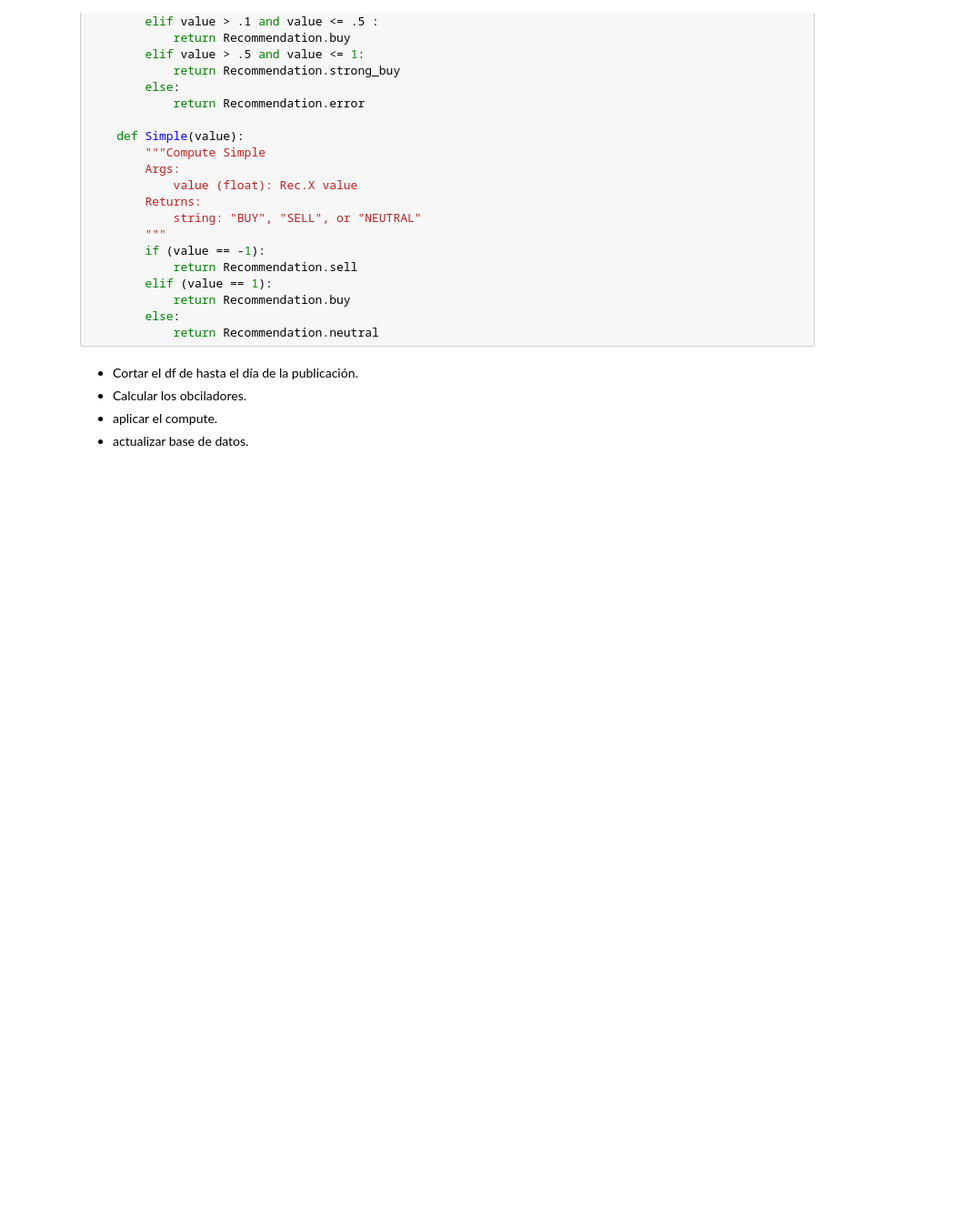
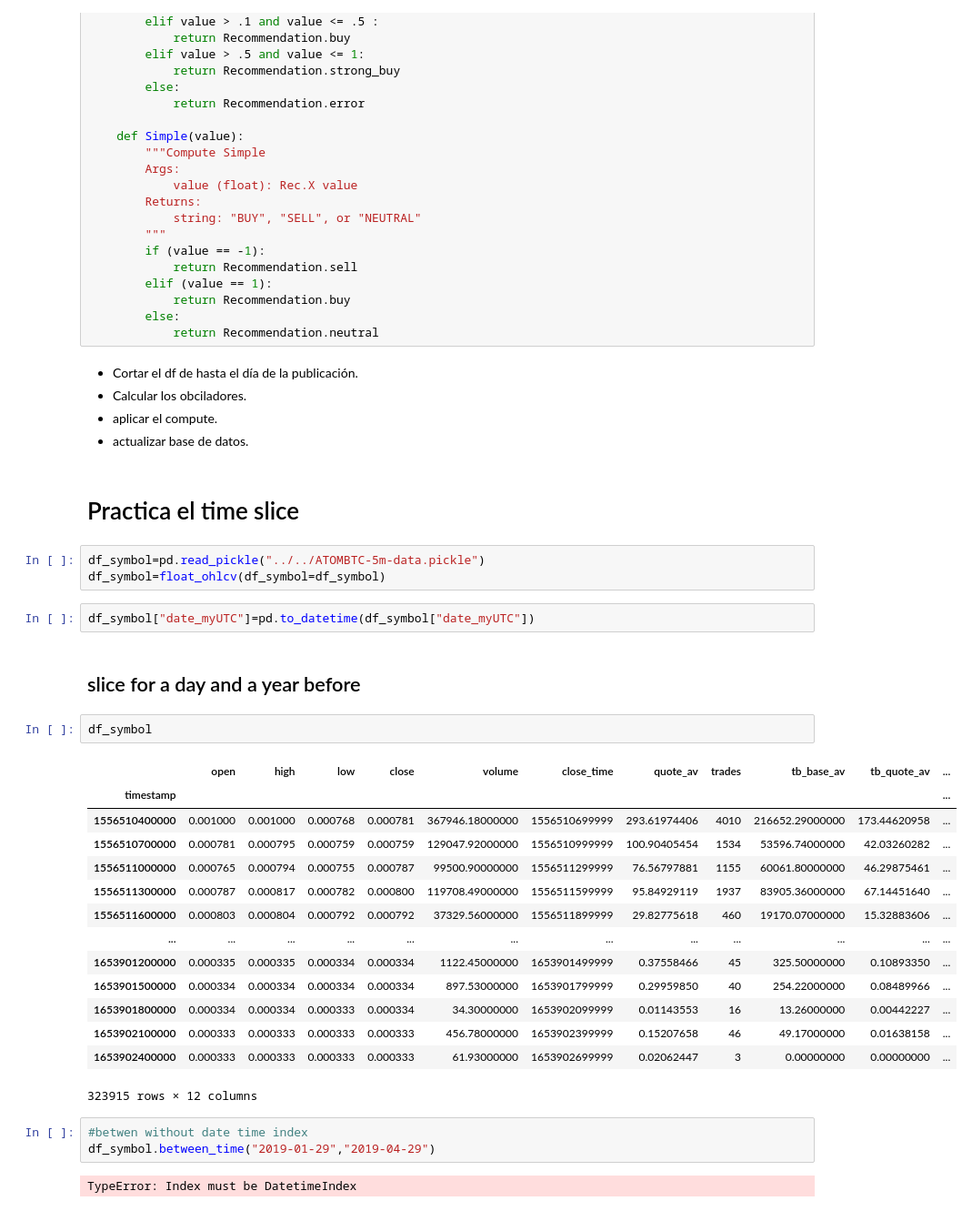
Before and after one commit to joankenobi/analisis_de_datos_copy_trading, a Jupyter notebook: Proyecto/notebooks/analisis_de_datos_prueba.ipynb, the cells around one changed output. Shown at 91% size. Drawn from its saved outputs; the diff is of its cells as text; blank space fills up the shorter version.

Commit message:
funcion de slice time creado en notebook

```diff
--- a/Proyecto/notebooks/analisis_de_datos_prueba.ipynb
+++ b/Proyecto/notebooks/analisis_de_datos_prueba.ipynb
@@ -1230,3 +1237,34 @@ class Compute:
 - Calcular los obciladores.
 - aplicar el compute.
 - actualizar base de datos.
+# %% [markdown]
+# Practica el time slice
+# %%
+df_symbol=pd.read_pickle("../../ATOMBTC-5m-data.pickle")
+df_symbol=float_ohlcv(df_symbol=df_symbol)
+# %%
+df_symbol["date_myUTC"]=pd.to_datetime(df_symbol["date_myUTC"])
+# %% [markdown]
+## slice for a day and a year before
+# %%
+df_symbol
+# %% [output]
+|  | open | high | low | close | volume | close_time | quote_av | trades | tb_base_av | tb_quote_av | ... |
+| timestamp |  |  |  |  |  |  |  |  |  |  | ... |
+| 1556510400000 | 0.001000 | 0.001000 | 0.000768 | 0.000781 | 367946.18000000 | 1556510699999 | 293.61974406 | 4010 | 216652.29000000 | 173.44620958 | ... |
+| 1556510700000 | 0.000781 | 0.000795 | 0.000759 | 0.000759 | 129047.92000000 | 1556510999999 | 100.90405454 | 1534 | 53596.74000000 | 42.03260282 | ... |
+| 1556511000000 | 0.000765 | 0.000794 | 0.000755 | 0.000787 | 99500.90000000 | 1556511299999 | 76.56797881 | 1155 | 60061.80000000 | 46.29875461 | ... |
+| 1556511300000 | 0.000787 | 0.000817 | 0.000782 | 0.000800 | 119708.49000000 | 1556511599999 | 95.84929119 | 1937 | 83905.36000000 | 67.14451640 | ... |
+| 1556511600000 | 0.000803 | 0.000804 | 0.000792 | 0.000792 | 37329.56000000 | 1556511899999 | 29.82775618 | 460 | 19170.07000000 | 15.32883606 | ... |
+| ... | ... | ... | ... | ... | ... | ... | ... | ... | ... | ... | ... |
+| 1653901200000 | 0.000335 | 0.000335 | 0.000334 | 0.000334 | 1122.45000000 | 1653901499999 | 0.37558466 | 45 | 325.50000000 | 0.10893350 | ... |
+| 1653901500000 | 0.000334 | 0.000334 | 0.000334 | 0.000334 | 897.53000000 | 1653901799999 | 0.29959850 | 40 | 254.22000000 | 0.08489966 | ... |
+| 1653901800000 | 0.000334 | 0.000334 | 0.000333 | 0.000334 | 34.30000000 | 1653902099999 | 0.01143553 | 16 | 13.26000000 | 0.00442227 | ... |
+| 1653902100000 | 0.000333 | 0.000333 | 0.000333 | 0.000333 | 456.78000000 | 1653902399999 | 0.15207658 | 46 | 49.17000000 | 0.01638158 | ... |
+| 1653902400000 | 0.000333 | 0.000333 | 0.000333 | 0.000333 | 61.93000000 | 1653902699999 | 0.02062447 | 3 | 0.00000000 | 0.00000000 | ... |
+323915 rows × 12 columns
+# %%
+#betwen without date time index
+df_symbol.between_time("2019-01-29","2019-04-29")
+# %% [output]
+TypeError: Index must be DatetimeIndex
```
Also changed, not shown: parts of 9 cells of this notebook.
